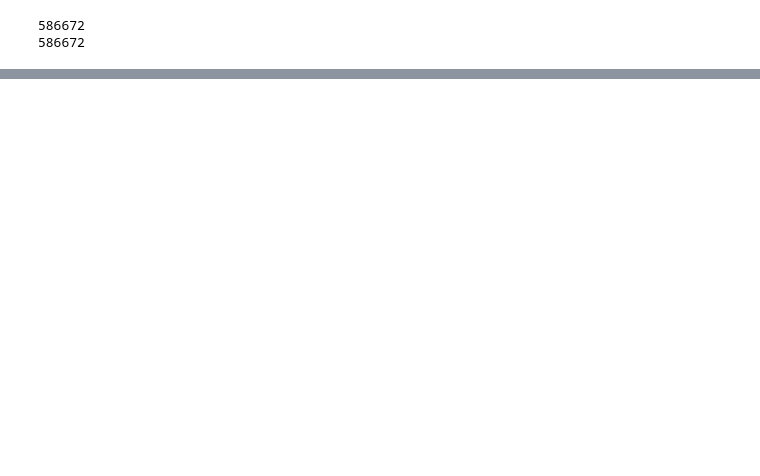
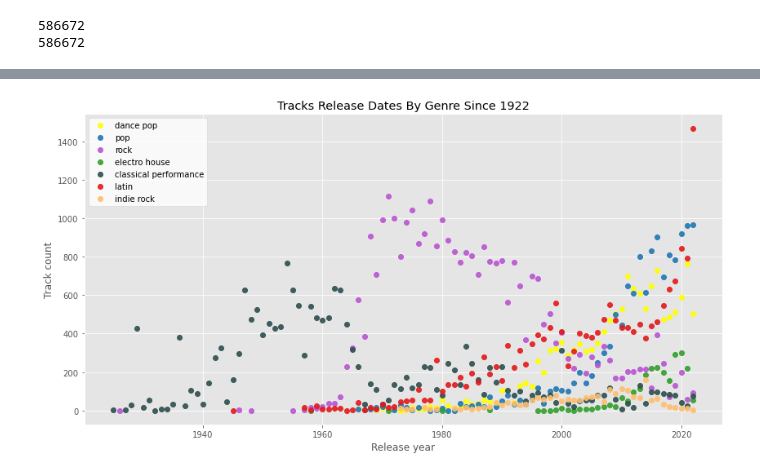
Before and after one commit to mattslatt/music_in_motion_acoustic_signatures, a Jupyter notebook: notebooks/artists.ipynb, the cells around one changed output, grey strips where cells are left out. Cells and saved outputs as stored; diff of their text form; code cells hidden in the pictures; blank space fills up the shorter version.

```diff
--- a/notebooks/artists.ipynb
+++ b/notebooks/artists.ipynb
@@ -499,0 +519,37 @@ def genre_checker(artist):
+# %%
+# good start, now start mapping multiple genres on there -- starting with top 10 genres
+
+def genre_timeline(genres):
+    '''
+    enter genres as a list of strings
+
+    returns a stacked plot of release in each genre per year
+    '''
+    # generate the yearly counts for the genres
+    genre_years = []
+    genre_counts = []
+    for genre in genres:
+        genre_df = tracks_dates[tracks_dates['genres']== genre]
+        genre_yearly = genre_df.groupby('release_date').count().reset_index()
+        genre_years.append(genre_yearly.iloc[:,0])
+        genre_counts.append(genre_yearly.iloc[:,1])
+
+    # plot the genre count by year
+    fig, ax = plt.subplots(figsize=(14,7))
+    colorset = ['yellow','#1f78b4','mediumorchid','#33a02c','darkslategrey','#e31a1c','#fdbf6f']
+
+    for i in range(7):
+        ax.plot_date(genre_years[i], genre_counts[i], label=genres[i],color=colorset[i], alpha=0.9)
+#         ax.set_facecolor('darkgrey')
+        ax.legend(facecolor='white')
+    ax.set_ylabel('Track count')
+    ax.set_xlabel('Release year')
+    ax.set_title('Tracks Release Dates By Genre Since 1922')
+    plt.savefig('/home/matt/dsi_galvanize/capstones/spotify/img/top_10_genre_time_scatter.png', bbox_inches = "tight")
+    #         facecolor='darkgrey'
+# %%
+top_10_genres = ['dance pop','pop','rock','electro house','classical performance','latin','indie rock','hip hop','pop rap','rap']
+# %%
+genre_timeline(top_10_genres);
+# %% [output]
+[figure, added]
```
Also changed, not shown: parts of 29 cells of this notebook, 5 other files.
